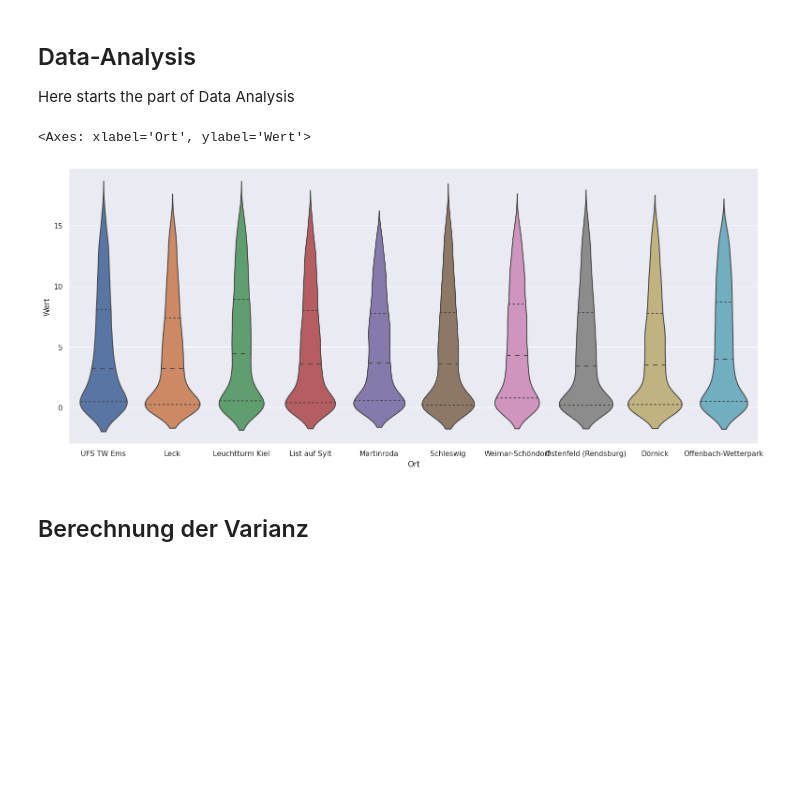
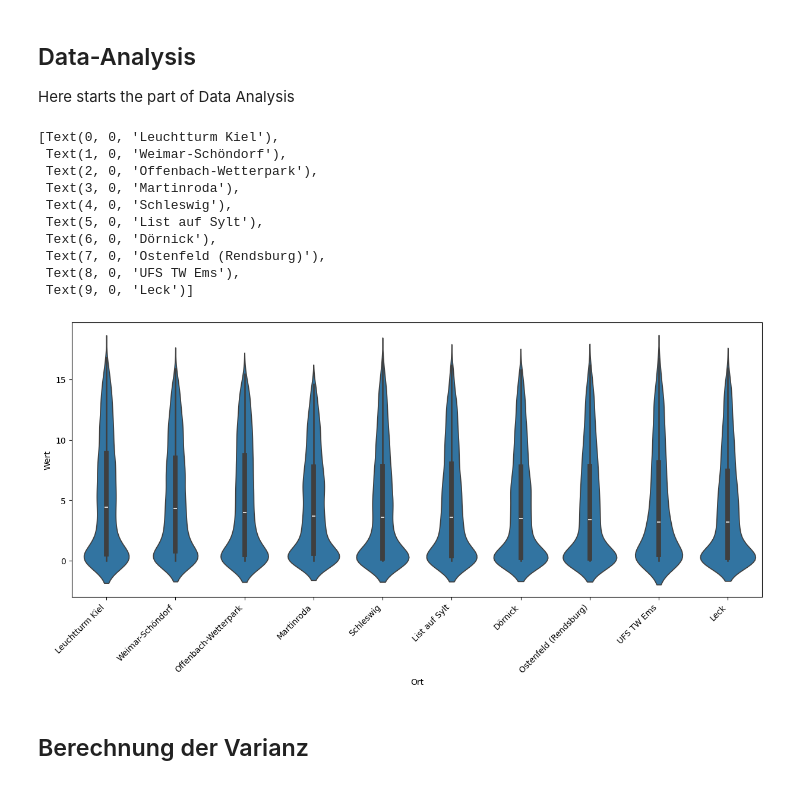
Before and after one commit to Gizmo-Labs/Statistical-Computing, a Jupyter notebook: Statistical-Computing.ipynb, the cells around one changed output. Saved outputs shown, nothing was run; the diff lists cells and outputs as text; code cells hidden in the pictures; blank space fills up the shorter version.

Commit message:
Diagramm für Maximaltemperatur angepasst

```diff
--- a/Statistical-Computing.ipynb
+++ b/Statistical-Computing.ipynb
@@ -253,20 +259,25 @@ Here starts the part of Data Analysis
 # %%
 import matplotlib
 import matplotlib.pyplot as plt
 import seaborn as sns
 
+plot_order = sd_df.groupby(by=['Ort'])['Wert'].median().sort_values().iloc[::-1].index
+
 fig, ax = plt.subplots(figsize=(15,6))
 
-sns.violinplot(data=sd_df, x="Ort", y="Wert", split=True, inner="quart")
-
-#sns.boxenplot(
-#    data=sd_df, x="Wert", y="Ort",
-#    linewidth=.5,
-#    line_kws=dict(linewidth=1.5, color="#cde"),
-#    flier_kws=dict(facecolor=".7", linewidth=.5),
-#)
+my_plot = sns.violinplot(data=sd_df, x="Ort", y="Wert", order=plot_order)
+my_plot.set_xticklabels(my_plot.get_xticklabels(), rotation=45,  horizontalalignment='right')
 # %% [output]
-<Axes: xlabel='Ort', ylabel='Wert'>
+[Text(0, 0, 'Leuchtturm Kiel'),
+ Text(1, 0, 'Weimar-Schöndorf'),
+ Text(2, 0, 'Offenbach-Wetterpark'),
+ Text(3, 0, 'Martinroda'),
+ Text(4, 0, 'Schleswig'),
+ Text(5, 0, 'List auf Sylt'),
+ Text(6, 0, 'Dörnick'),
+ Text(7, 0, 'Ostenfeld (Rendsburg)'),
+ Text(8, 0, 'UFS TW Ems'),
+ Text(9, 0, 'Leck')]
-[figure, old version]
+[figure, new version]
 # %% [markdown]
 ## Berechnung der Varianz
```
Also changed, not shown: parts of 2 cells of this notebook.
